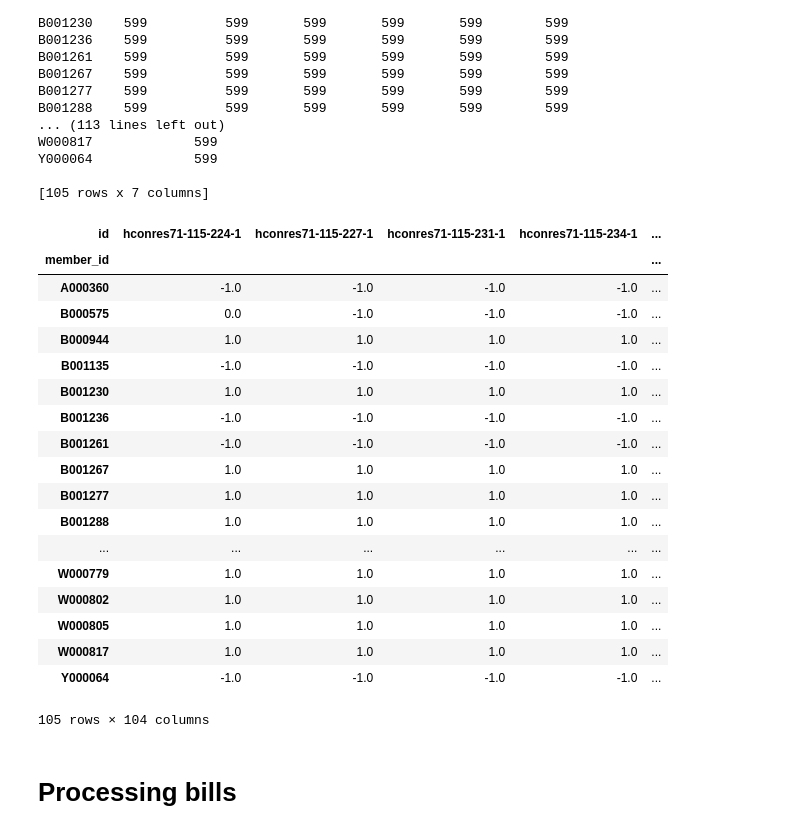
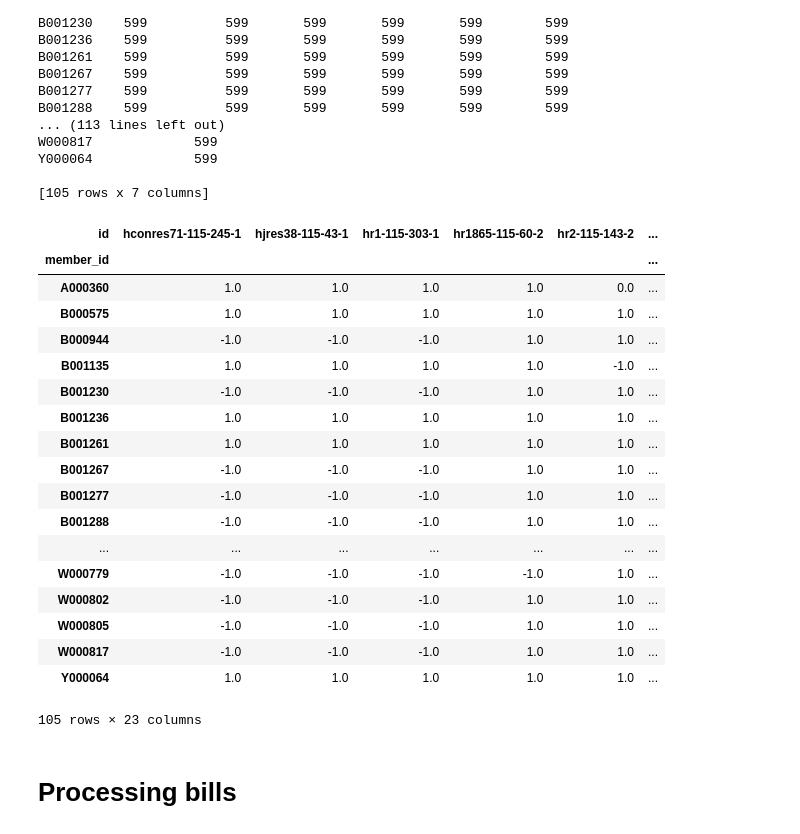
Before and after one commit to lkiel/US-Senators, a Jupyter notebook: Feature Engineering.ipynb, the cells around one changed output. Saved outputs shown, nothing was run; the diff lists cells and outputs as text; code cells hidden in the pictures.

```diff
--- a/Feature Engineering.ipynb
+++ b/Feature Engineering.ipynb
@@ -53,7 +53,9 @@ AMENDMENT_VOTE = "On the Amendment"
 MOTION_TO_TABLE_VOTE = "On the Motion to Table"
 CLOTURE_MOTION_VOTE = "On the Cloture Motion"
 BILL_PASSAGE = "On Passage of the Bill"
-
+ON_RESOLUTION = 'On the Resolution'
+ON_CONC_RESOLUTION = 'On the Concurrent Resolution'
+ON_RAT_RESOLUTION = 'On the Resolution of Ratification'
 def build_vote_matrix(questions, data):
     """
     Given a list of questions, build a vote matrix.
@@ -131,30 +144,30 @@ Y000064             599
 
 [105 rows x 7 columns]
 # %%
-vote_matrix = build_vote_matrix([BILL_PASSAGE, MOTION_VOTE], raw_votes).fillna(0)
+vote_matrix = build_vote_matrix([BILL_PASSAGE,ON_RESOLUTION,ON_CONC_RESOLUTION,ON_RAT_RESOLUTION], raw_votes).fillna(0)
 display(vote_matrix)
 vote_matrix.to_pickle("data/processed/processed_votes.pickle")
 np.save("data/processed/processed_senators_ids.npy", vote_matrix.index.values)
 # %% [output]
-| id | hconres71-115-224-1 | hconres71-115-227-1 | hconres71-115-231-1 | hconres71-115-234-1 | ... |
-| member_id |  |  |  |  | ... |
-| A000360 | -1.0 | -1.0 | -1.0 | -1.0 | ... |
-| B000575 | 0.0 | -1.0 | -1.0 | -1.0 | ... |
-| B000944 | 1.0 | 1.0 | 1.0 | 1.0 | ... |
-| B001135 | -1.0 | -1.0 | -1.0 | -1.0 | ... |
-| B001230 | 1.0 | 1.0 | 1.0 | 1.0 | ... |
-| B001236 | -1.0 | -1.0 | -1.0 | -1.0 | ... |
-| B001261 | -1.0 | -1.0 | -1.0 | -1.0 | ... |
-| B001267 | 1.0 | 1.0 | 1.0 | 1.0 | ... |
-| B001277 | 1.0 | 1.0 | 1.0 | 1.0 | ... |
-| B001288 | 1.0 | 1.0 | 1.0 | 1.0 | ... |
-| ... | ... | ... | ... | ... | ... |
-| W000779 | 1.0 | 1.0 | 1.0 | 1.0 | ... |
-| W000802 | 1.0 | 1.0 | 1.0 | 1.0 | ... |
-| W000805 | 1.0 | 1.0 | 1.0 | 1.0 | ... |
-| W000817 | 1.0 | 1.0 | 1.0 | 1.0 | ... |
-| Y000064 | -1.0 | -1.0 | -1.0 | -1.0 | ... |
+| id | hconres71-115-245-1 | hjres38-115-43-1 | hr1-115-303-1 | hr1865-115-60-2 | hr2-115-143-2 | ... |
+| member_id |  |  |  |  |  | ... |
+| A000360 | 1.0 | 1.0 | 1.0 | 1.0 | 0.0 | ... |
+| B000575 | 1.0 | 1.0 | 1.0 | 1.0 | 1.0 | ... |
+| B000944 | -1.0 | -1.0 | -1.0 | 1.0 | 1.0 | ... |
+| B001135 | 1.0 | 1.0 | 1.0 | 1.0 | -1.0 | ... |
+| B001230 | -1.0 | -1.0 | -1.0 | 1.0 | 1.0 | ... |
+| B001236 | 1.0 | 1.0 | 1.0 | 1.0 | 1.0 | ... |
+| B001261 | 1.0 | 1.0 | 1.0 | 1.0 | 1.0 | ... |
+| B001267 | -1.0 | -1.0 | -1.0 | 1.0 | 1.0 | ... |
+| B001277 | -1.0 | -1.0 | -1.0 | 1.0 | 1.0 | ... |
+| B001288 | -1.0 | -1.0 | -1.0 | 1.0 | 1.0 | ... |
+| ... | ... | ... | ... | ... | ... | ... |
+| W000779 | -1.0 | -1.0 | -1.0 | -1.0 | 1.0 | ... |
+| W000802 | -1.0 | -1.0 | -1.0 | 1.0 | 1.0 | ... |
+| W000805 | -1.0 | -1.0 | -1.0 | 1.0 | 1.0 | ... |
+| W000817 | -1.0 | -1.0 | -1.0 | 1.0 | 1.0 | ... |
+| Y000064 | 1.0 | 1.0 | 1.0 | 1.0 | 1.0 | ... |
-105 rows × 104 columns
+105 rows × 23 columns
 # %% [markdown]
 # Processing bills
 # %%
```
Also changed, not shown: parts of 1 cell of this notebook, 1 other file.
